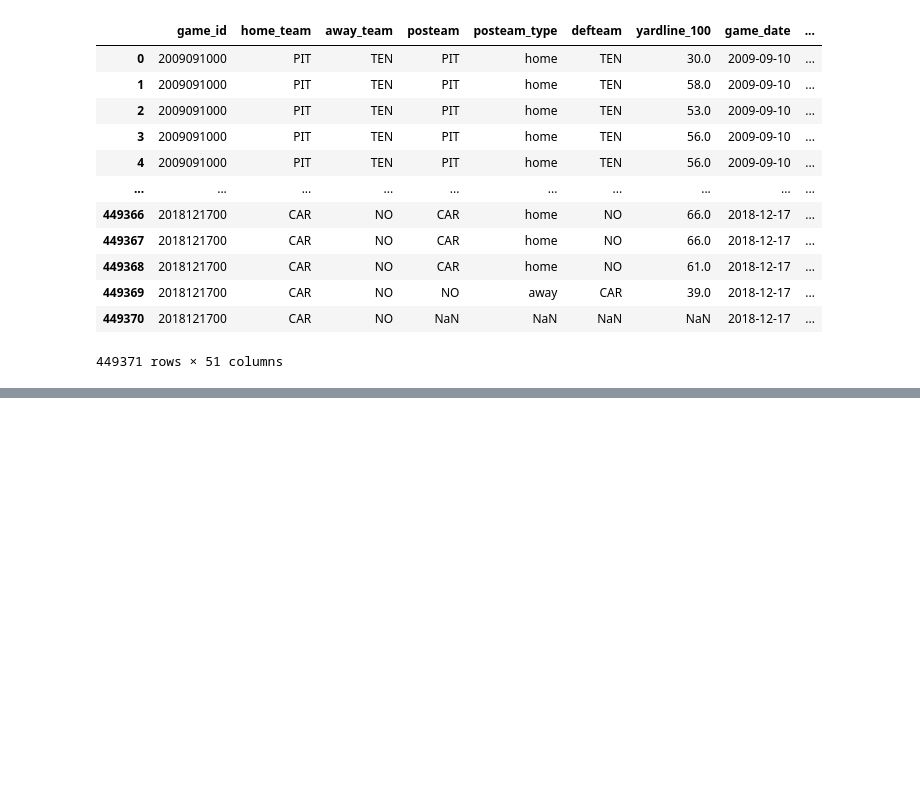
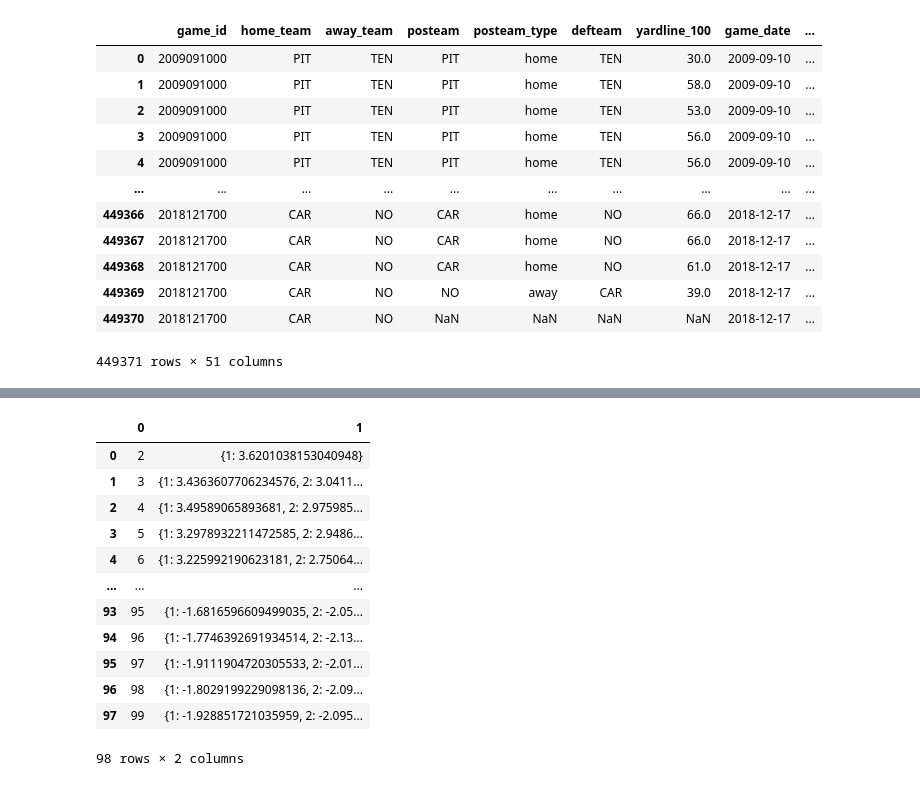
Before and after one commit to sethbilliau/SportsAnalytics, a Jupyter notebook: project2/fourthdown.ipynb, the cells around one changed output, grey strips where cells are left out. Saved outputs shown, nothing was run; the diff lists cells and outputs as text; code cells hidden in the pictures; blank space fills up the shorter version.

```diff
--- a/project2/fourthdown.ipynb
+++ b/project2/fourthdown.ipynb
@@ -86,0 +289,6 @@ fig.suptitle('Kicking success rate by field position')
+# %%
+# Probability of making a FG
+
+FGSuccessRate = dict(zip(range(1,99), np.clip(field_goal_success_rate_smooth_poly, a_min = 0, a_max = 1)))
+# FGSuccessRate
+FGSuccessRate
@@ -86,0 +340,31 @@ fig.suptitle('Kicking success rate by field position')
+# %%
+# 100 for yardline
+# 25 for yards to go
+
+expectedPointsArray = dict()
+choiceArray = dict()
+
+choiceList = ["FG", "Punt", "Go For It"]
+for yards in range(1, 100):
+    if yards > 91:
+        # Don't kick a FG you idiot
+        FGexpected = -100
+    else:
+        FGexpected = expectedPointsForFG[yards]
+
+    if yards < 30:
+        # Don't punt you idiot
+        puntExpected = -0.5363859362224039
+    else:
+        puntExpected = expectedValuePunt[yards]
+
+
+    for distance in range(1, min(yards, 26)):
+        if distance == 1:
+            choiceArray[yards] = dict()
+            expectedPointsArray[yards] = dict()
+        GoForItExpected = expectedValueGoForIt[yards][distance]
+        choiceID = np.array([FGexpected, puntExpected, GoForItExpected]).argmax()
+
+        choiceArray[yards][distance] = choiceList[choiceID]
+        expectedPointsArray[yards][distance] = max([FGexpected, puntExpected, GoForItExpected])
@@ -86,0 +393,21 @@ fig.suptitle('Kicking success rate by field position')
+# %%
+dict = {"a": 1, "b": 2, "c": 3, "d": 4}
+
+data = list(expectedPointsArray.items())
+an_array = np.array(data)
+
+pd.DataFrame(an_array)
+# %% [output]
+|  | 0 | 1 |
+| 0 | 2 | {1: 3.6201038153040948} |
+| 1 | 3 | {1: 3.4363607706234576, 2: 3.0411... |
+| 2 | 4 | {1: 3.49589065893681, 2: 2.975985... |
+| 3 | 5 | {1: 3.2978932211472585, 2: 2.9486... |
+| 4 | 6 | {1: 3.225992190623181, 2: 2.75064... |
+| ... | ... | ... |
+| 93 | 95 | {1: -1.6816596609499035, 2: -2.05... |
+| 94 | 96 | {1: -1.7746392691934514, 2: -2.13... |
+| 95 | 97 | {1: -1.9111904720305533, 2: -2.01... |
+| 96 | 98 | {1: -1.8029199229098136, 2: -2.09... |
+| 97 | 99 | {1: -1.928851721035959, 2: -2.095... |
+98 rows × 2 columns
```
Also changed, not shown: parts of 15 cells of this notebook.
